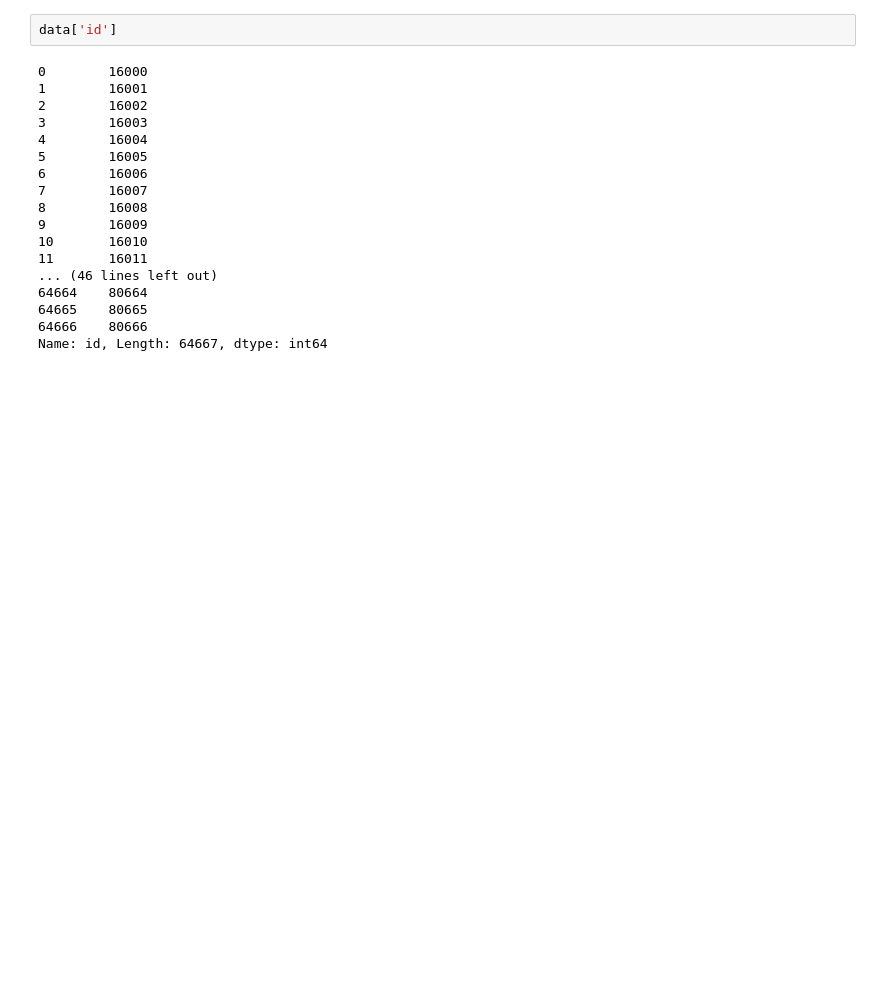
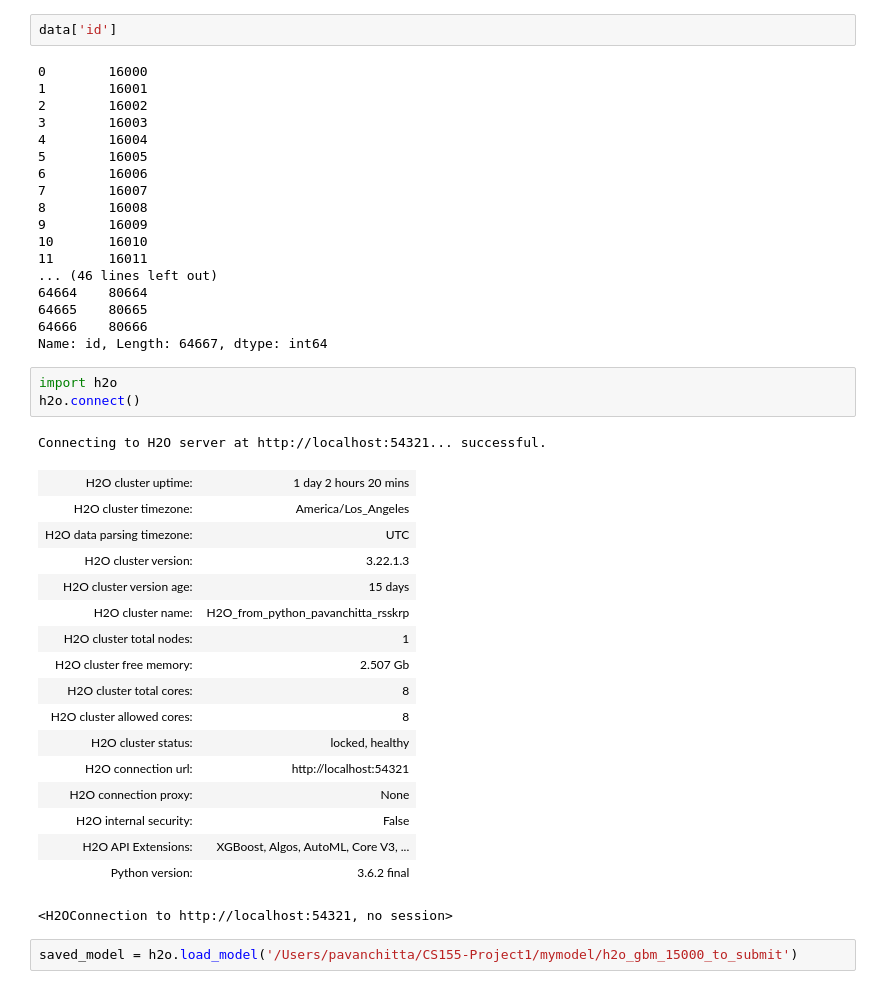
Before and after one commit to pavanchitta/CS155-Project1, a Jupyter notebook: cs155-project1-pavan.ipynb, the cells around one changed output. Drawn from its saved outputs; the diff is of its cells as text; blank space fills up the shorter version.

```diff
--- a/cs155-project1-pavan.ipynb
+++ b/cs155-project1-pavan.ipynb
@@ -288,3 +267,27 @@ data['id']
 64665    80665
 64666    80666
 Name: id, Length: 64667, dtype: int64
+# %%
+import h2o
+h2o.connect()
+# %% [output]
+Connecting to H2O server at http://localhost:54321... successful.
+| H2O cluster uptime: | 1 day 2 hours 20 mins |
+| H2O cluster timezone: | America/Los_Angeles |
+| H2O data parsing timezone: | UTC |
+| H2O cluster version: | 3.22.1.3 |
+| H2O cluster version age: | 15 days |
+| H2O cluster name: | H2O_from_python_pavanchitta_rsskrp |
+| H2O cluster total nodes: | 1 |
+| H2O cluster free memory: | 2.507 Gb |
+| H2O cluster total cores: | 8 |
+| H2O cluster allowed cores: | 8 |
+| H2O cluster status: | locked, healthy |
+| H2O connection url: | http://localhost:54321 |
+| H2O connection proxy: | None |
+| H2O internal security: | False |
+| H2O API Extensions: | XGBoost, Algos, AutoML, Core V3, ... |
+| Python version: | 3.6.2 final |
+<H2OConnection to http://localhost:54321, no session>
+# %%
+saved_model = h2o.load_model('/Users/pavanchitta/CS155-Project1/mymodel/h2o_gbm_15000_to_submit')
```
Also changed, not shown: parts of 13 cells of this notebook, 14 other files.
